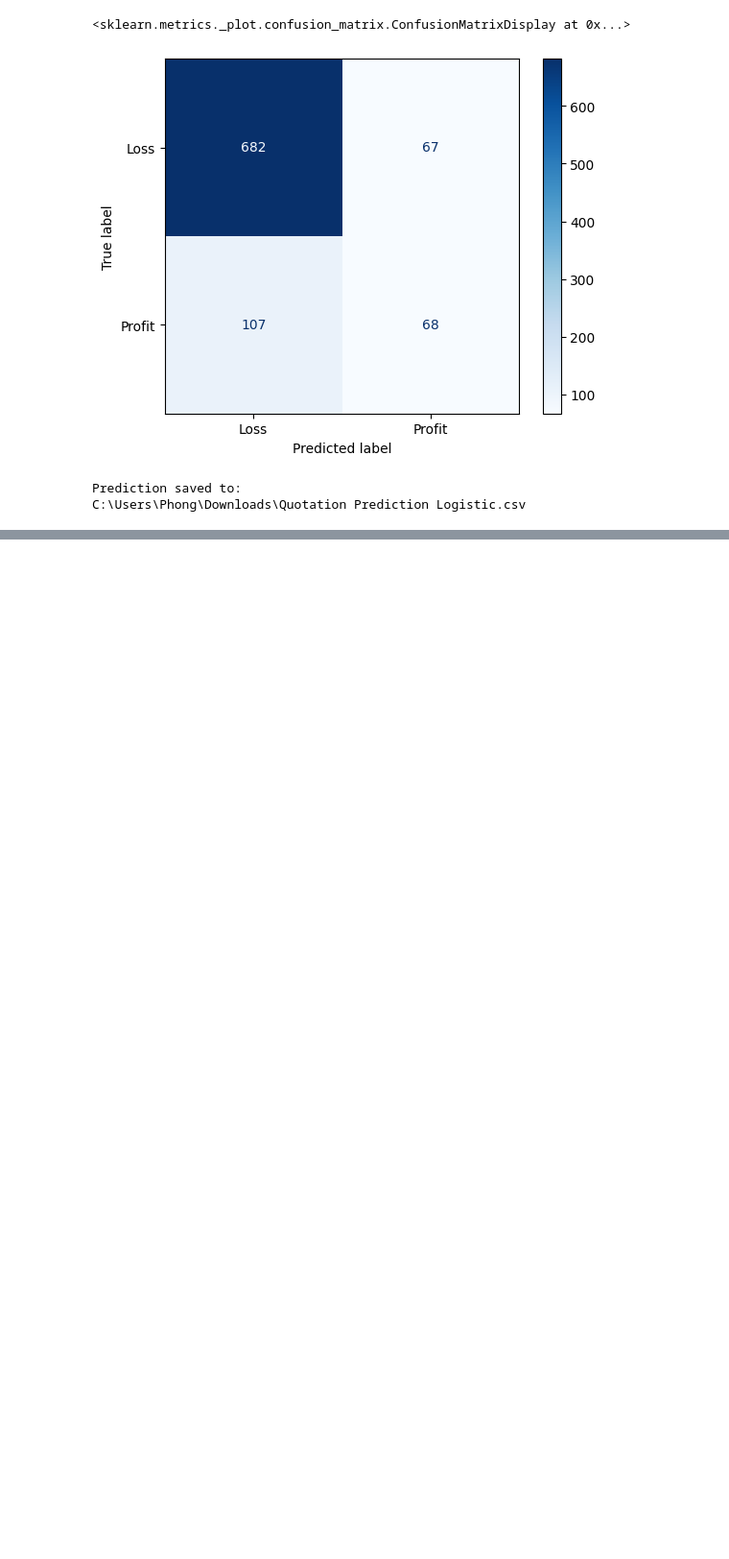
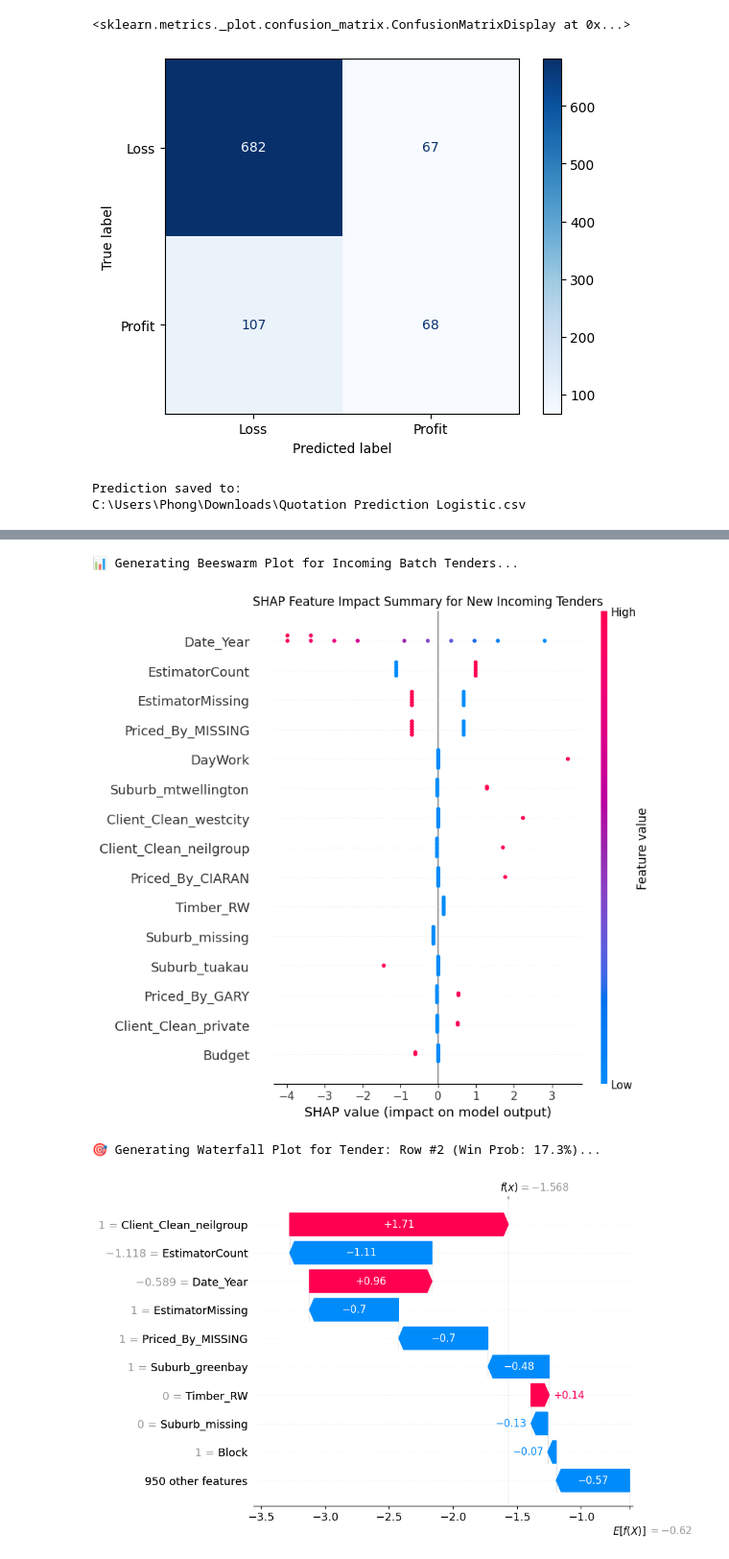
Before and after one commit to Phong031/ML_Models, a Jupyter notebook: notebook/02_Quotation.ipynb, the cells around one changed output, grey strips where cells are left out. Shown at 96% size. Drawn from its saved outputs; the diff is of its cells as text; code cells hidden in the pictures; blank space fills up the shorter version.

```diff
--- a/notebook/02_Quotation.ipynb
+++ b/notebook/02_Quotation.ipynb
@@ -2108,0 +2952,47 @@ Top 30 Most Important Features
+# %%
+# Process all tenders at once
+df_explained, shap_batch, X_trans_df = process_batch_quotes_from_excel(
+    file_path=r"C:\Users\Phong\OneDrive - ICB Construction\Phong\data\Python_ETL\DS\ML_Models\data\Quotation Data Test.xlsx",
+    fitted_pipeline=lgr_best_model_v3,
+    explainer=explainer
+)
+# %%
+# Plot Beeswarm and Waterfall charts
+
+import matplotlib.pyplot as plt
+import shap
+
+# Assume you've already run:
+# df_explained, shap_batch, X_trans_df = process_batch_quotes_from_excel(...)
+
+# ================================================================
+# 1. BEESWARM PLOT: Batch Portfolio Overview
+# ================================================================
+print("📊 Generating Beeswarm Plot for Incoming Batch Tenders...")
+
+plt.figure(figsize=(10, 8))
+# We pass the full Explanation object for the whole batch
+shap.summary_plot(shap_batch, X_trans_df, max_display=15, show=False)
+plt.title("SHAP Feature Impact Summary for New Incoming Tenders", fontsize=12)
+plt.tight_layout()
+plt.show()
+
+# ================================================================
+# 2. WATERFALL PLOT: Individual Quote Deep-Dive
+# ================================================================
+# Choose row index 'i' (e.g., Row 0, Row 1, Row 2) from your Excel file
+quote_index = 2
+
+quote_id = df_explained.iloc[quote_index].get('Quote_ID', f'Row #{quote_index}')
+win_prob = df_explained.iloc[quote_index]['Predicted_Win_Prob_%']
+
+print(f"\n🎯 Generating Waterfall Plot for Tender: {quote_id} (Win Prob: {win_prob}%)...")
+
+plt.figure(figsize=(10, 6))
+# We slice shap_batch with [quote_index] to select a single row
+shap.plots.waterfall(shap_batch[quote_index], max_display=10)
+# %% [output]
+📊 Generating Beeswarm Plot for Incoming Batch Tenders...
+[figure, added]
+🎯 Generating Waterfall Plot for Tender: Row #2 (Win Prob: 17.3%)...
+[figure, added]
```
Also changed, not shown: parts of 9 cells of this notebook, 2 other files.
